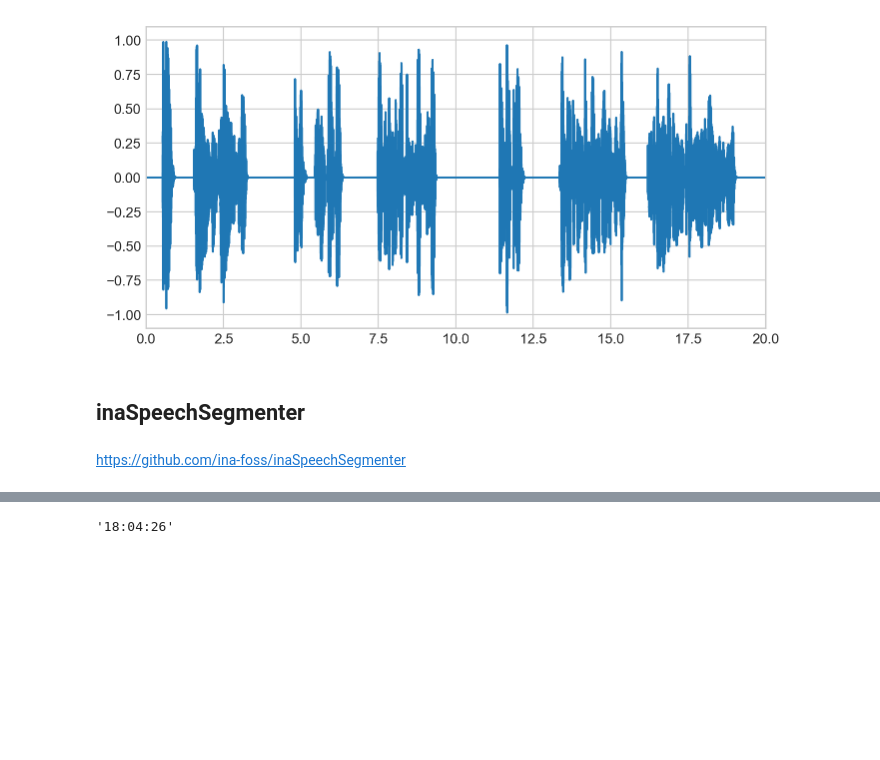
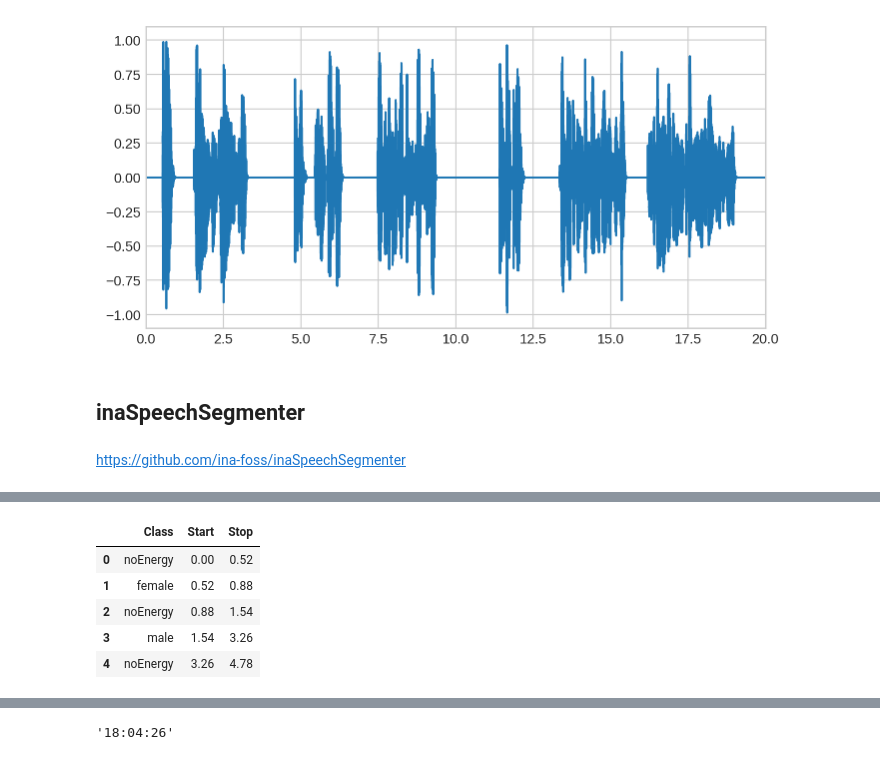
Before and after one commit to geraldgong/speech_shadowing, a Jupyter notebook: speech_shadowing.ipynb, the cells around one changed output, grey strips where cells are left out. Cells and saved outputs as stored; diff of their text form; code cells hidden in the pictures; blank space fills up the shorter version.

```diff
--- a/speech_shadowing.ipynb
+++ b/speech_shadowing.ipynb
@@ -60,6 +55,15 @@ seg = Segmenter()
 # %%
 segments = seg(filename)
 pd_segments = pd.DataFrame(segments).rename(columns={0:'Class', 1:'Start', 2:'Stop'})
+# %%
+pd_segments.head()
+# %% [output]
+|  | Class | Start | Stop |
+| 0 | noEnergy | 0.00 | 0.52 |
+| 1 | female | 0.52 | 0.88 |
+| 2 | noEnergy | 0.88 | 1.54 |
+| 3 | male | 1.54 | 3.26 |
+| 4 | noEnergy | 3.26 | 4.78 |
 # %%
 # visulise signal
 fig, ax = plt.subplots(1, 1, figsize=(8,4))
```
Also changed, not shown: parts of 4 cells of this notebook, 1 other file.
